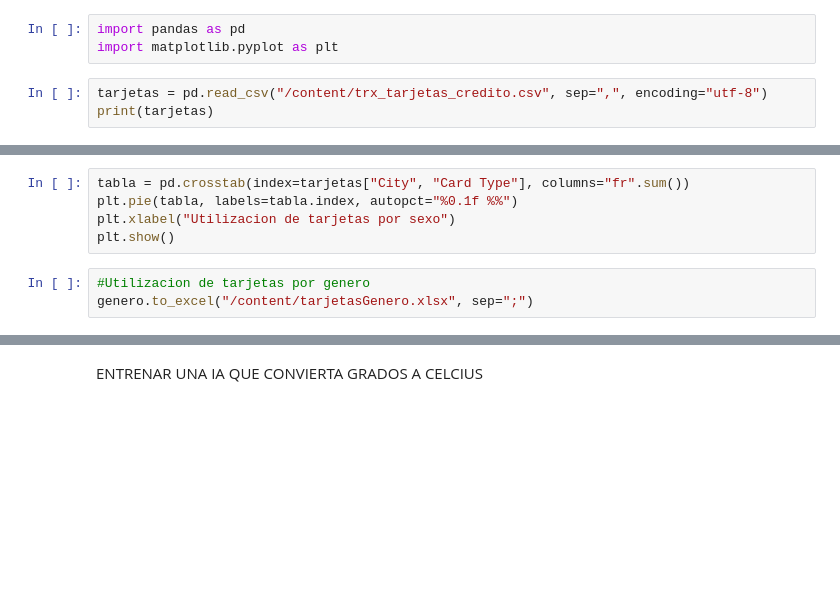
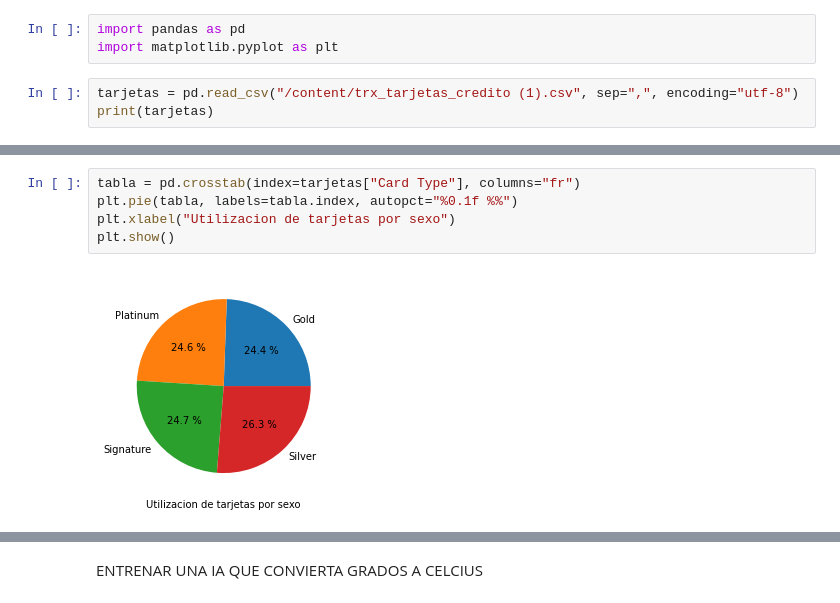
Before and after one commit to MariaMartinez2005/practiac2, a Jupyter notebook: PracticaProg.ipynb, the cells around one changed output, grey strips where cells are left out. Saved outputs shown, nothing was run; the diff lists cells and outputs as text; blank space fills up the shorter version.

```diff
--- a/PracticaProg.ipynb
+++ b/PracticaProg.ipynb
@@ -533,6 +533,6 @@ UTILIZACION DE TARJETA DE CREDITO
 import pandas as pd
 import matplotlib.pyplot as plt
 # %%
-tarjetas = pd.read_csv("/content/trx_tarjetas_credito.csv", sep=",", encoding="utf-8")
+tarjetas = pd.read_csv("/content/trx_tarjetas_credito (1).csv", sep=",", encoding="utf-8")
 print(tarjetas)
 # %% [output]
@@ -560,8 +596,7 @@ plt.show()
 # %%
-tabla = pd.crosstab(index=tarjetas["City", "Card Type"], columns="fr".sum())
+tabla = pd.crosstab(index=tarjetas["Card Type"], columns="fr")
 plt.pie(tabla, labels=tabla.index, autopct="%0.1f %%")
 plt.xlabel("Utilizacion de tarjetas por sexo")
 plt.show()
+# %% [output]
+[figure, added]
-# %%
-#Utilizacion de tarjetas por genero
-genero.to_excel("/content/tarjetasGenero.xlsx", sep=";")
```
Also changed, not shown: parts of 41 cells of this notebook.
